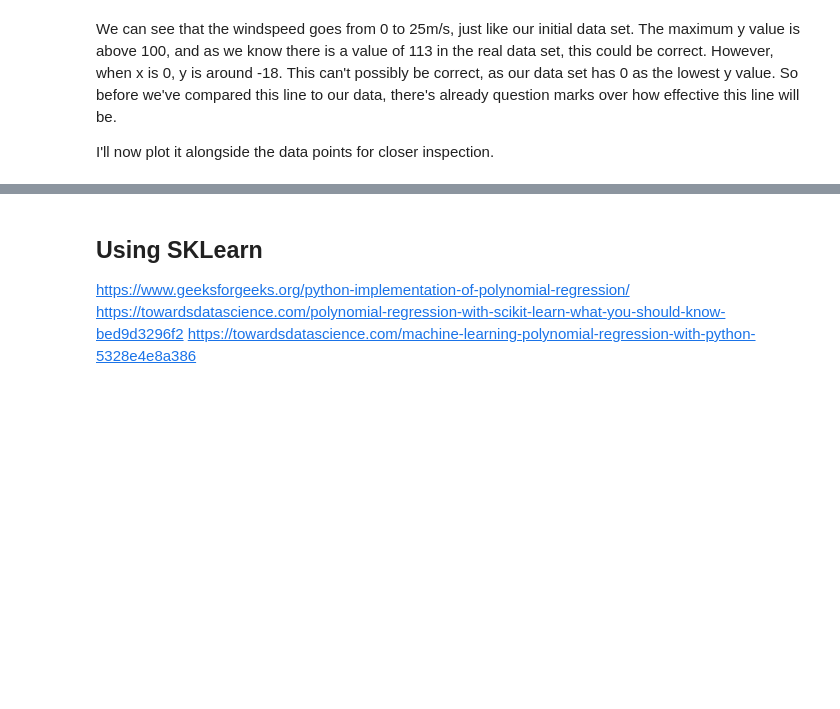
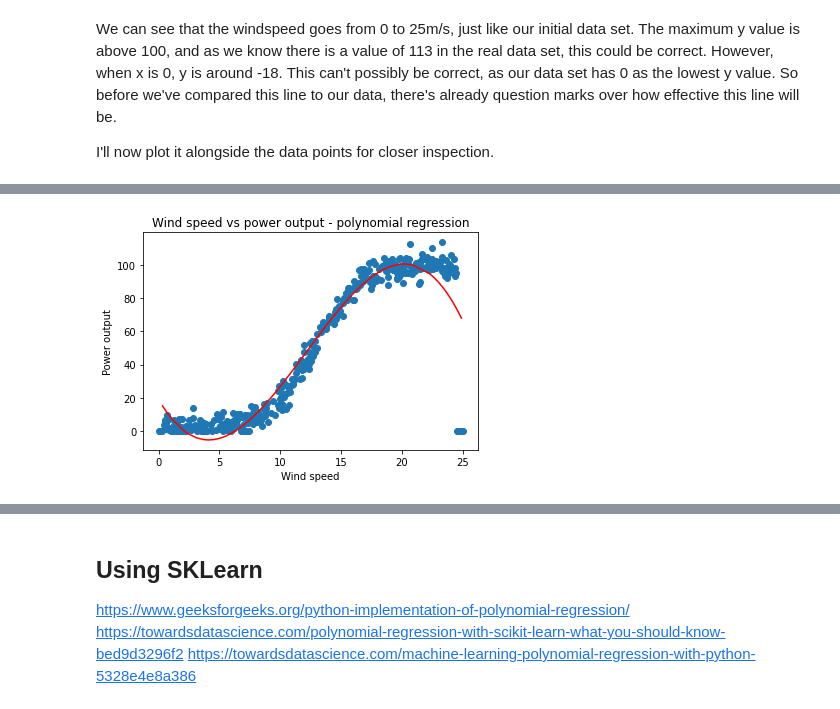
Before and after one commit to OtherBrian/fda-regression_project, a Jupyter notebook: Regression Project.ipynb, the cells around one changed output, grey strips where cells are left out. Saved outputs shown, nothing was run; the diff lists cells and outputs as text; code cells hidden in the pictures; blank space fills up the shorter version.

```diff
--- a/Regression Project.ipynb
+++ b/Regression Project.ipynb
@@ -202,0 +202,15 @@ First let's try a 3 degree polynomial regression.
+# %%
+#Fitting the data to a 3rd degree polynomial regression.
+poly_fit = np.poly1d(np.polyfit(X_train, y_train, 3))
+
+#Plotting the curve created by poly_fit.
+plt.plot(np.sort(X_test, axis = 0), poly_fit(np.sort(X_test, axis = 0)), c='r', linestyle='-')
+plt.title('Wind speed vs power output - polynomial regression')
+plt.xlabel('Wind speed')
+plt.ylabel('Power output')
+
+#Plotting the training data to show it fits the curve.
+plt.scatter(X_train, y_train)
+plt.show()
+# %% [output]
+[figure, added]
```
Also changed, not shown: parts of 32 cells of this notebook.
